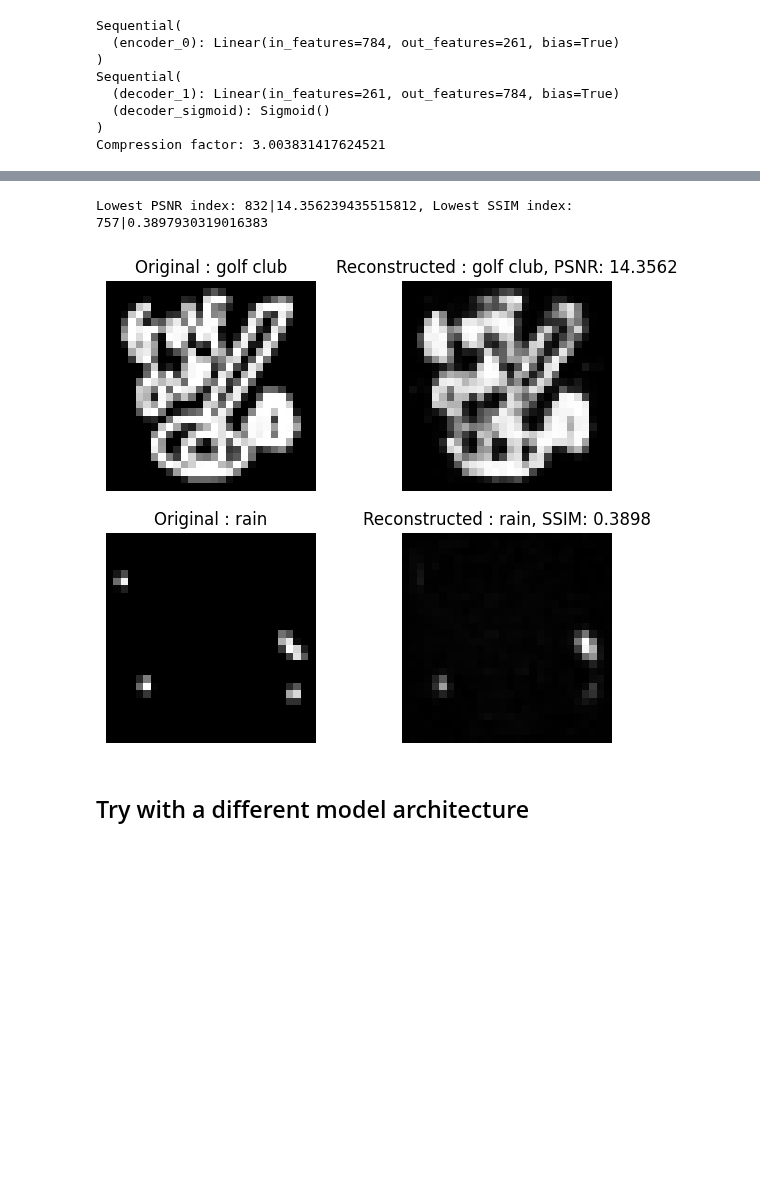
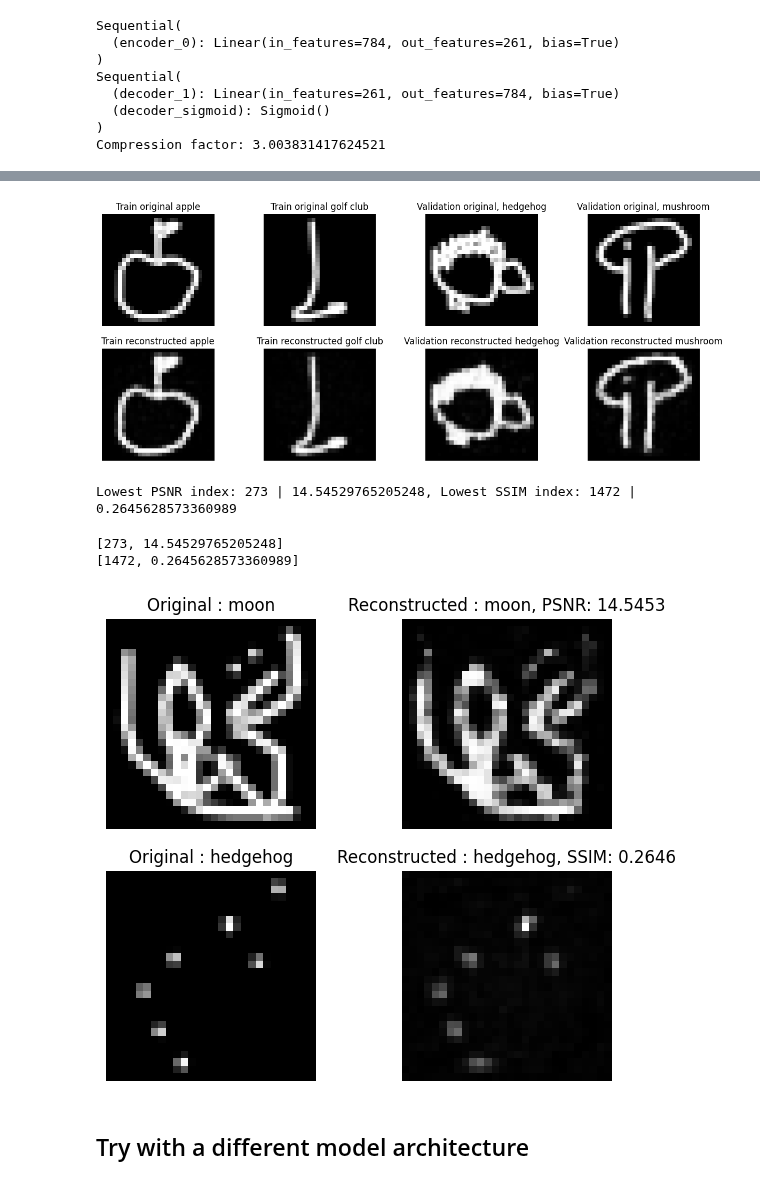
Before and after one commit to MightyCode/enseirb-s9-doodle-computer-vision, a Jupyter notebook: encoder_decoder.ipynb, the cells around one changed output, grey strips where cells are left out. Saved outputs shown, nothing was run; the diff lists cells and outputs as text; code cells hidden in the pictures; blank space fills up the shorter version.

```diff
--- a/encoder_decoder.ipynb
+++ b/encoder_decoder.ipynb
@@ -409,10 +168,16 @@ def return_lowest_image_index_psnr_ssim(dataset, autoencoder_model):
+# %%
+# plot some original and reconstructed images
+autoencoder_model.show_images(training_set, validation_set)
+# %% [output]
+[figure, added]
 # %%
 CHECK_BACTH_SIZE = 8000
 
 training_check_dataloader= DataLoader(training_set, batch_size=CHECK_BACTH_SIZE, shuffle=False)
 validation_check_dataloader = DataLoader(validation_set, batch_size=CHECK_BACTH_SIZE, shuffle=False)
 # %%
-lowest_psnr, lowest_ssim = return_lowest_image_index_psnr_ssim(validation_check_dataloader, autoencoder_model)
-print(f'Lowest PSNR index: {lowest_psnr[0]}|{lowest_psnr[1]}, Lowest SSIM index: {lowest_ssim[0]}|{lowest_ssim[1]}')
+# Show the lowest psnr then ssim in the test set
+lowest_psnr, lowest_ssim = autoencoder_model.return_lowest_image_index_psnr_ssim(validation_check_dataloader)
+print(f'Lowest PSNR index: {lowest_psnr[0]} | {lowest_psnr[1]}, Lowest SSIM index: {lowest_ssim[0]} | {lowest_ssim[1]}')
 # %% [output]
-Lowest PSNR index: 832|14.356239435515812, Lowest SSIM index: 757|0.3897930319016383
+Lowest PSNR index: 273 | 14.54529765205248, Lowest SSIM index: 1472 | 0.2645628573360989
@@ -457,8 +184,12 @@ def show_lowest_psnr_ssim_image(image_set, autoencoder_model, lowest_psnr, lowes
-# %%
-# Call the function
-show_lowest_psnr_ssim_image(validation_set, autoencoder_model, lowest_psnr, lowest_ssim)
-# %% [output]
-[figure, removed]
+# %%
+# Show image with the lowest psnr and ssim compared to their original the test set on same plot
+print(lowest_psnr)
+print(lowest_ssim)
+autoencoder_model.show_lowest_psnr_ssim_image(validation_set, lowest_psnr, lowest_ssim)
+# %% [output]
+[273, 14.54529765205248]
+[1472, 0.2645628573360989]
+[figure, added]
 # %% [markdown]
 ## Try with a different model architecture
 # %%
```
Also changed, not shown: parts of 25 cells of this notebook, 2 other files.
